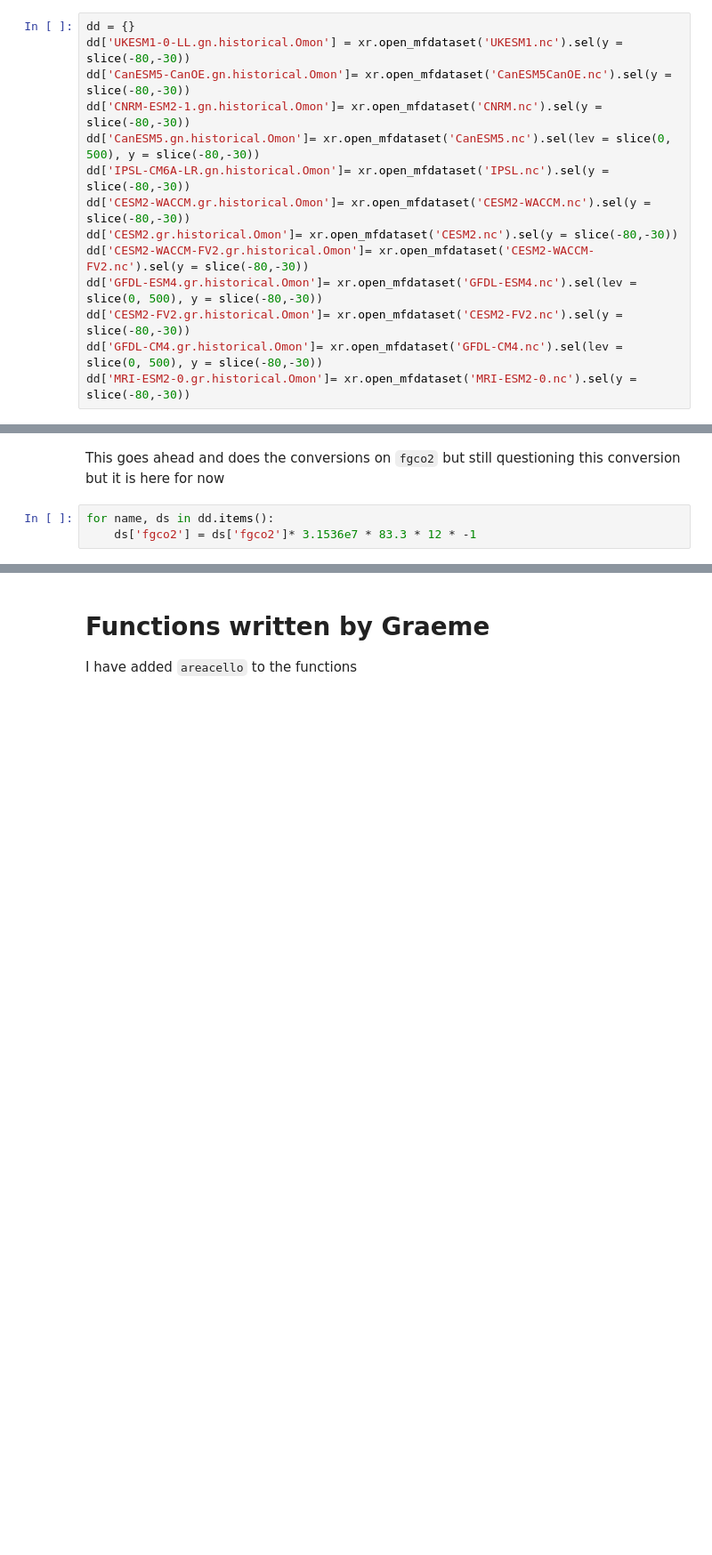
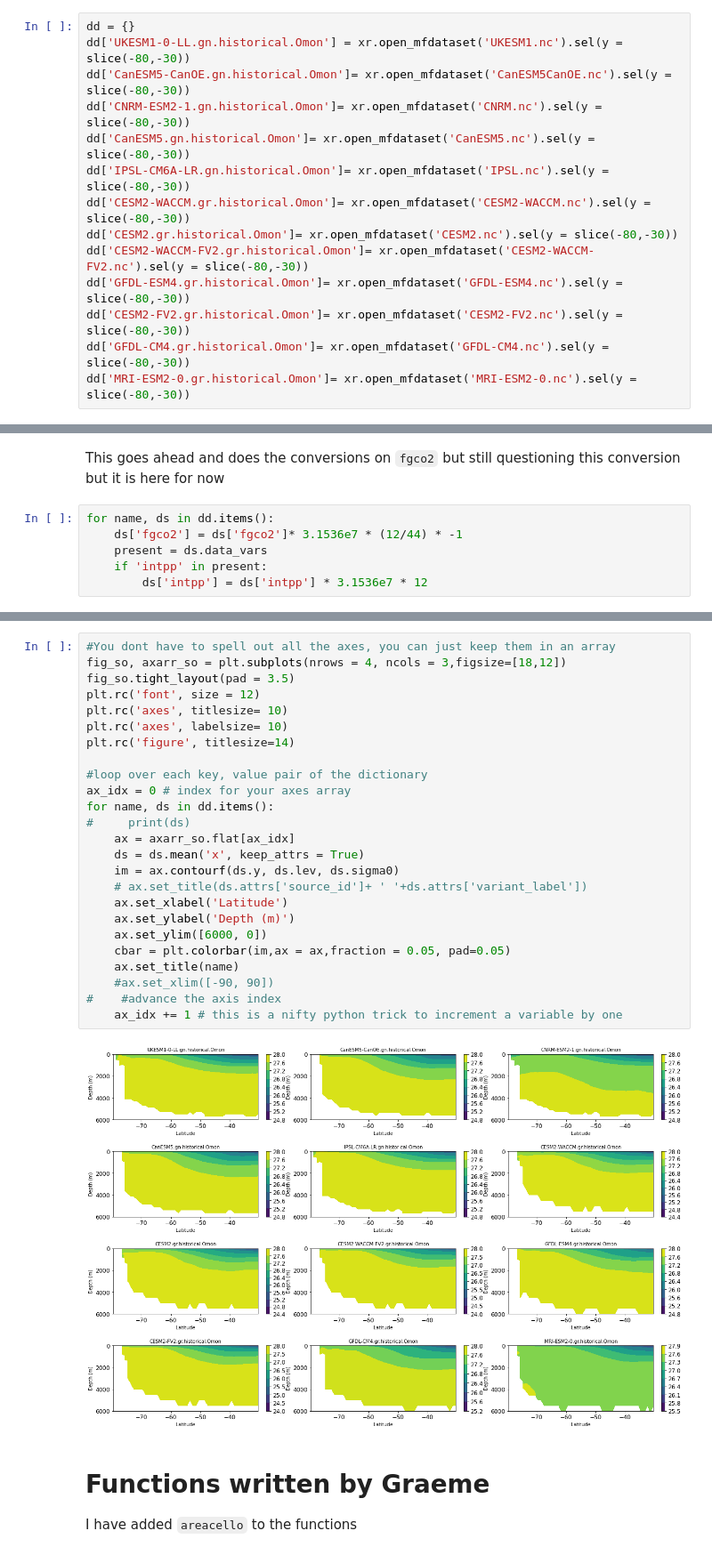
Before and after one commit to abby-baskind/seniorthesis, a Jupyter notebook: notebooks/weight_mean_transform.ipynb, the cells around one changed output, grey strips where cells are left out. Shown at 89% size. Drawn from its saved outputs; the diff is of its cells as text; blank space fills up the shorter version.

```diff
--- a/notebooks/weight_mean_transform.ipynb
+++ b/notebooks/weight_mean_transform.ipynb
@@ -50,14 +52,14 @@ dd = {}
 dd['UKESM1-0-LL.gn.historical.Omon'] = xr.open_mfdataset('UKESM1.nc').sel(y = slice(-80,-30))
 dd['CanESM5-CanOE.gn.historical.Omon']= xr.open_mfdataset('CanESM5CanOE.nc').sel(y = slice(-80,-30))
 dd['CNRM-ESM2-1.gn.historical.Omon']= xr.open_mfdataset('CNRM.nc').sel(y = slice(-80,-30))
-dd['CanESM5.gn.historical.Omon']= xr.open_mfdataset('CanESM5.nc').sel(lev = slice(0, 500), y = slice(-80,-30))
+dd['CanESM5.gn.historical.Omon']= xr.open_mfdataset('CanESM5.nc').sel(y = slice(-80,-30))
 dd['IPSL-CM6A-LR.gn.historical.Omon']= xr.open_mfdataset('IPSL.nc').sel(y = slice(-80,-30))
 dd['CESM2-WACCM.gr.historical.Omon']= xr.open_mfdataset('CESM2-WACCM.nc').sel(y = slice(-80,-30))
 dd['CESM2.gr.historical.Omon']= xr.open_mfdataset('CESM2.nc').sel(y = slice(-80,-30))
 dd['CESM2-WACCM-FV2.gr.historical.Omon']= xr.open_mfdataset('CESM2-WACCM-FV2.nc').sel(y = slice(-80,-30))
-dd['GFDL-ESM4.gr.historical.Omon']= xr.open_mfdataset('GFDL-ESM4.nc').sel(lev = slice(0, 500), y = slice(-80,-30))
+dd['GFDL-ESM4.gr.historical.Omon']= xr.open_mfdataset('GFDL-ESM4.nc').sel(y = slice(-80,-30))
 dd['CESM2-FV2.gr.historical.Omon']= xr.open_mfdataset('CESM2-FV2.nc').sel(y = slice(-80,-30))
-dd['GFDL-CM4.gr.historical.Omon']= xr.open_mfdataset('GFDL-CM4.nc').sel(lev = slice(0, 500), y = slice(-80,-30))
+dd['GFDL-CM4.gr.historical.Omon']= xr.open_mfdataset('GFDL-CM4.nc').sel(y = slice(-80,-30))
 dd['MRI-ESM2-0.gr.historical.Omon']= xr.open_mfdataset('MRI-ESM2-0.nc').sel(y = slice(-80,-30))
 # %%
 model_kwargs = {}
@@ -90,4 +92,7 @@ for name, ds in dd.items():
 This goes ahead and does the conversions on `fgco2` but still questioning this conversion but it is here for now
 # %%
 for name, ds in dd.items():
-    ds['fgco2'] = ds['fgco2']* 3.1536e7 * 83.3 * 12 * -1
+    ds['fgco2'] = ds['fgco2']* 3.1536e7 * (12/44) * -1
+    present = ds.data_vars
+    if 'intpp' in present:
+        ds['intpp'] = ds['intpp'] * 3.1536e7 * 12
@@ -94,3 +101,30 @@ for name, ds in dd.items():
+# %%
+#You dont have to spell out all the axes, you can just keep them in an array
+fig_so, axarr_so = plt.subplots(nrows = 4, ncols = 3,figsize=[18,12])
+fig_so.tight_layout(pad = 3.5)
+plt.rc('font', size = 12)
+plt.rc('axes', titlesize= 10)
+plt.rc('axes', labelsize= 10)
+plt.rc('figure', titlesize=14)
+
+#loop over each key, value pair of the dictionary
+ax_idx = 0 # index for your axes array
+for name, ds in dd.items():
+#     print(ds)
+    ax = axarr_so.flat[ax_idx]
+    ds = ds.mean('x', keep_attrs = True)
+    im = ax.contourf(ds.y, ds.lev, ds.sigma0)
+    # ax.set_title(ds.attrs['source_id']+ ' '+ds.attrs['variant_label'])
+    ax.set_xlabel('Latitude')
+    ax.set_ylabel('Depth (m)')
+    ax.set_ylim([6000, 0])
+    cbar = plt.colorbar(im,ax = ax,fraction = 0.05, pad=0.05)
+    ax.set_title(name)
+    #ax.set_xlim([-90, 90])
+#    #advance the axis index
+    ax_idx += 1 # this is a nifty python trick to increment a variable by one
+# %% [output]
+[figure, added]
 # %% [markdown]
 # Functions written by Graeme
 I have added `areacello` to the functions
```
Also changed, not shown: parts of 36 cells of this notebook.
